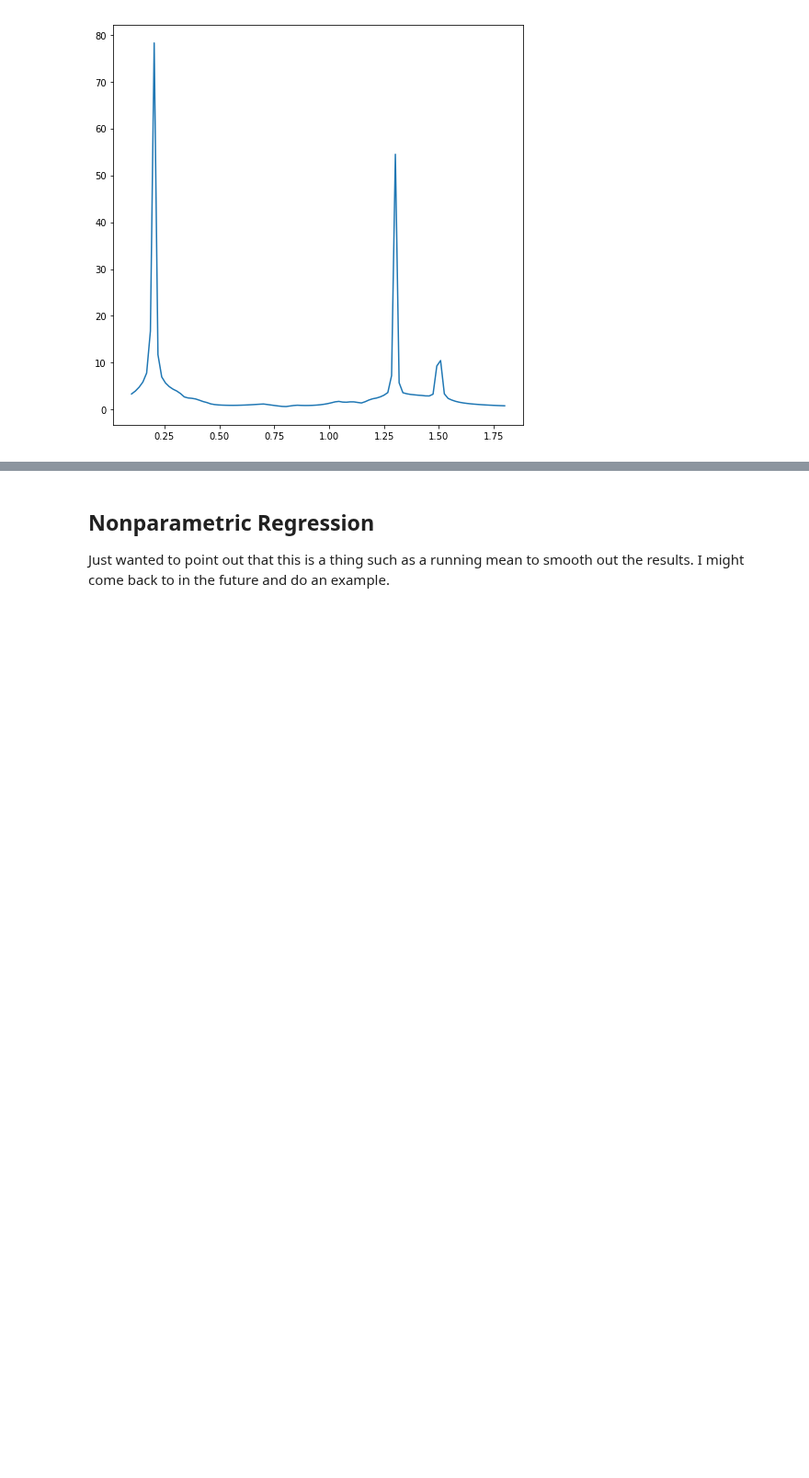
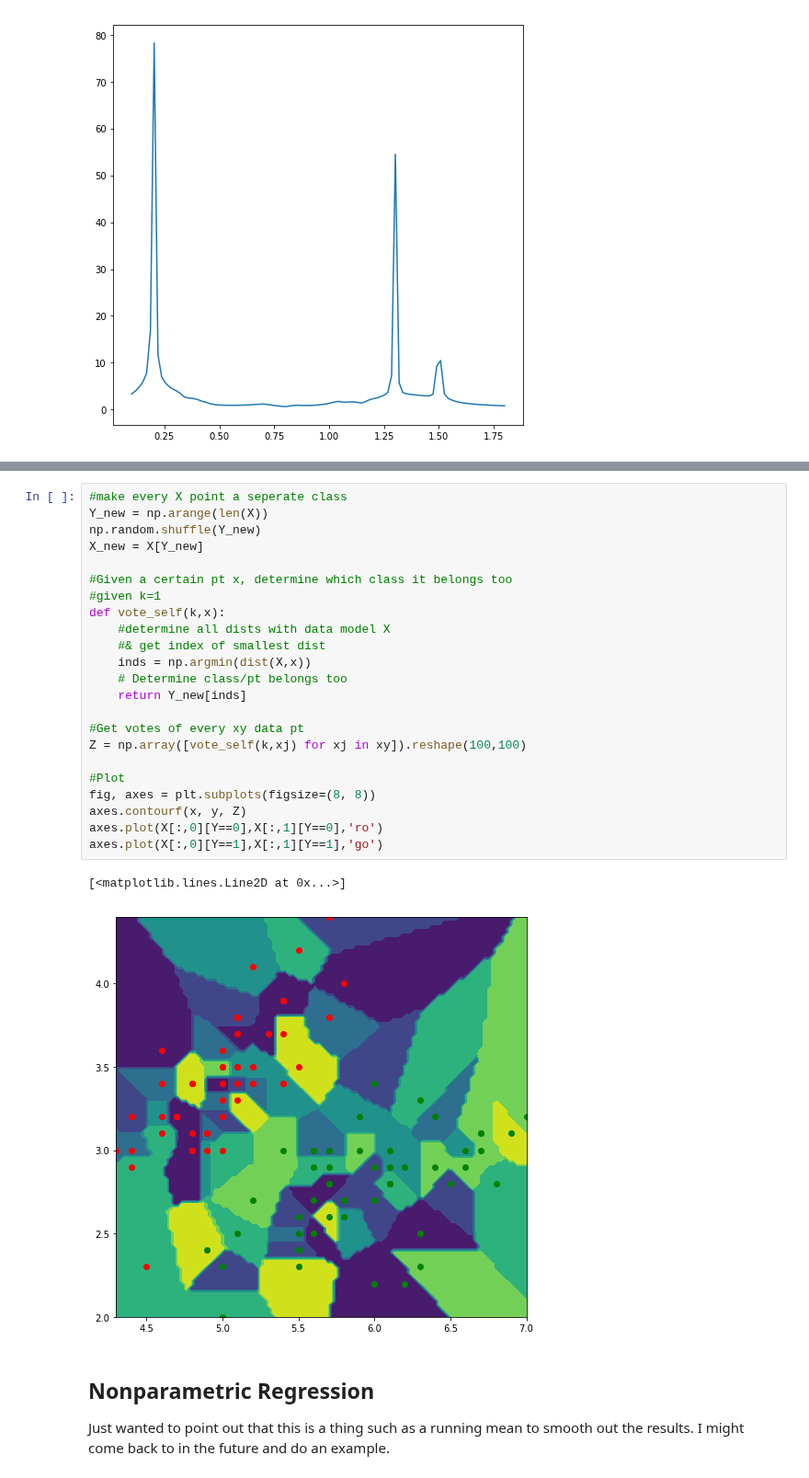
Before and after one commit to Aiden0/machine_learning, a Jupyter notebook: Machine Learning Notebook/4_Kernel_density_estimates.ipynb, the cells around one changed output, grey strips where cells are left out. Shown at 92% size. Drawn from its saved outputs; the diff is of its cells as text; blank space fills up the shorter version.

```diff
--- a/Machine Learning Notebook/4_Kernel_density_estimates.ipynb
+++ b/Machine Learning Notebook/4_Kernel_density_estimates.ipynb
@@ -243,3 +327,29 @@ axes2.plot(x,prior)
+# %%
+#make every X point a seperate class
+Y_new = np.arange(len(X))
+np.random.shuffle(Y_new)
+X_new = X[Y_new]
+
+#Given a certain pt x, determine which class it belongs too
+#given k=1
+def vote_self(k,x):
+    #determine all dists with data model X
+    #& get index of smallest dist
+    inds = np.argmin(dist(X,x))
+    # Determine class/pt belongs too
+    return Y_new[inds]
+
+#Get votes of every xy data pt
+Z = np.array([vote_self(k,xj) for xj in xy]).reshape(100,100)
+
+#Plot
+fig, axes = plt.subplots(figsize=(8, 8))
+axes.contourf(x, y, Z)
+axes.plot(X[:,0][Y==0],X[:,1][Y==0],'ro')
+axes.plot(X[:,0][Y==1],X[:,1][Y==1],'go')
+# %% [output]
+[<matplotlib.lines.Line2D at 0x...>]
+[figure, added]
 # %% [markdown]
 ## Nonparametric Regression
 Just wanted to point out that this is a thing such as a running mean to smooth out the results. I might come back to in the future and do an example.
```
Also changed, not shown: parts of 9 cells of this notebook.
